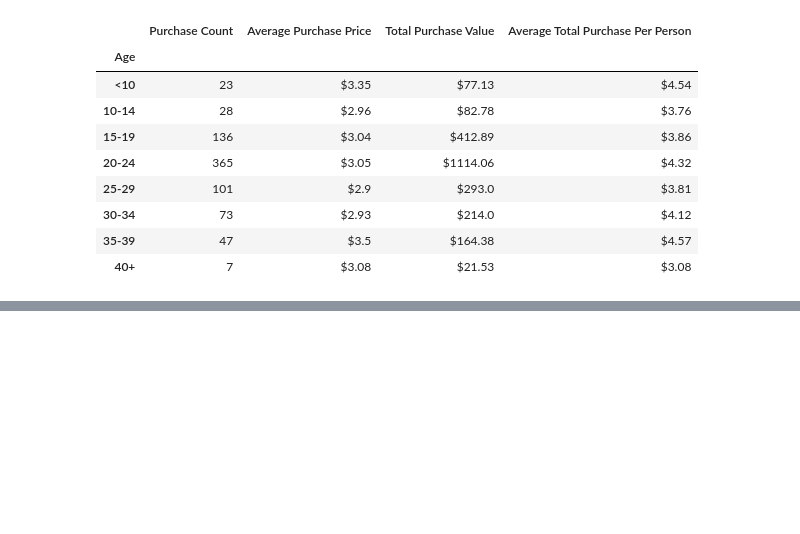
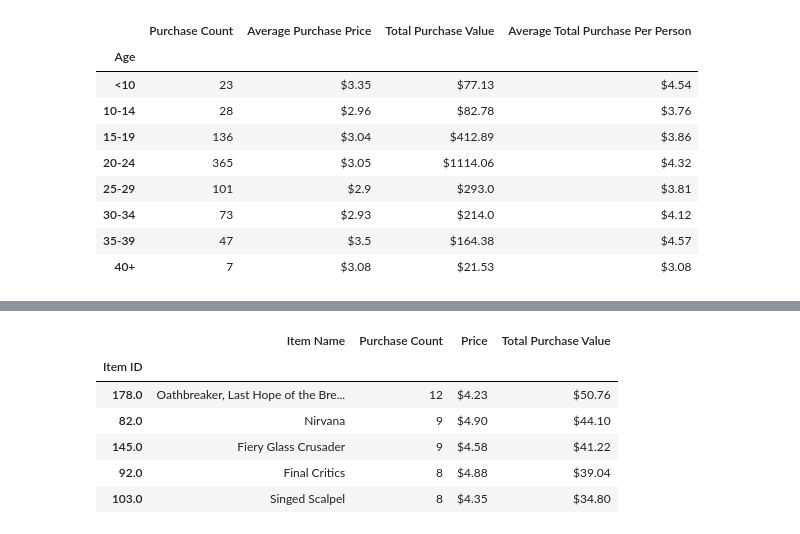
Before and after one commit to CharlesPBiggar/Heroes-of-PyMoli, a Jupyter notebook: Heroes_Of_Pymoli_CPB.ipynb, the cells around one changed output, grey strips where cells are left out. Cells and saved outputs as stored; diff of their text form; code cells hidden in the pictures; blank space fills up the shorter version.

```diff
--- a/Heroes_Of_Pymoli_CPB.ipynb
+++ b/Heroes_Of_Pymoli_CPB.ipynb
@@ -231,0 +296,14 @@ game_data.head()
+# %%
+#Solution for Most Profitable Items
+merged_items_profit_df = merged_items4_df.sort_values("Total Purchase Value",ascending=False).head(5)
+merged_items_profit_df["Total Purchase Value"] = merged_items_profit_df["Total Purchase Value"].map("${0:,.2f}".format)
+merged_items_profit_df["Price"] = merged_items_profit_df["Price"].map("${0:,.2f}".format)
+merged_items_profit_df
+# %% [output]
+|  | Item Name | Purchase Count | Price | Total Purchase Value |
+| Item ID |  |  |  |  |
+| 178.0 | Oathbreaker, Last Hope of the Bre... | 12 | $4.23 | $50.76 |
+| 82.0 | Nirvana | 9 | $4.90 | $44.10 |
+| 145.0 | Fiery Glass Crusader | 9 | $4.58 | $41.22 |
+| 92.0 | Final Critics | 8 | $4.88 | $39.04 |
+| 103.0 | Singed Scalpel | 8 | $4.35 | $34.80 |
```
Also changed, not shown: parts of 14 cells of this notebook, 1 other file.
